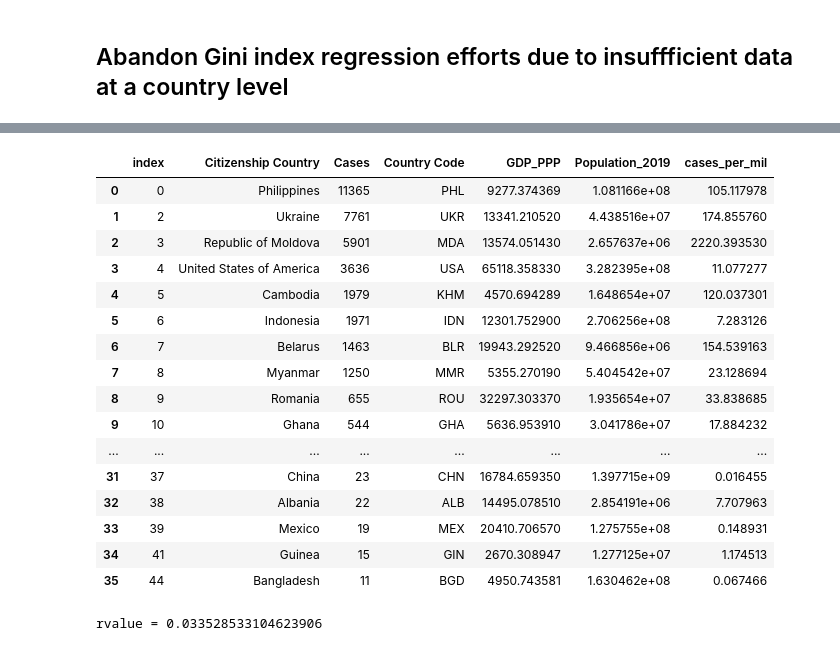
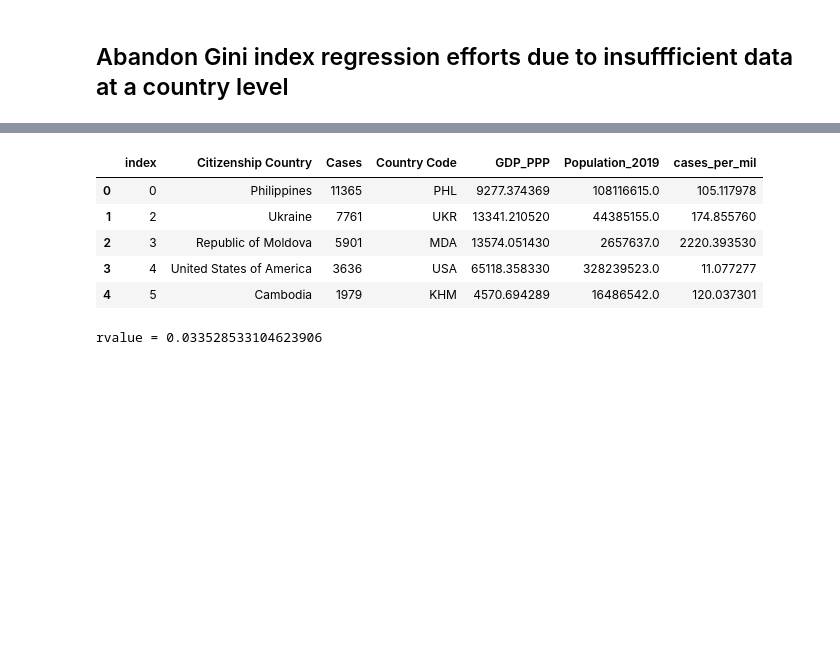
Before and after one commit to saronraut/Human-Trafficking-Awareness, a Jupyter notebook: Shirley/Economics_SJL.ipynb, the cells around one changed output, grey strips where cells are left out. Drawn from its saved outputs; the diff is of its cells as text; code cells hidden in the pictures; blank space fills up the shorter version.

```diff
--- a/Shirley/Economics_SJL.ipynb
+++ b/Shirley/Economics_SJL.ipynb
@@ -243,25 +258,14 @@ pop_data_2019_clean2
 # %%
 GDP_pop_citizen_df = pd.merge(GDP_citizen_df_clean3,pop_data_2019_clean2,how = 'inner',left_on='Country Code', right_on='Country Code')
 GDP_pop_citizen_df['cases_per_mil'] = GDP_pop_citizen_df['Cases']/GDP_pop_citizen_df['Population_2019']*1000000
-GDP_pop_citizen_df
+GDP_pop_citizen_df.head()
 # %% [output]
 |  | index | Citizenship Country | Cases | Country Code | GDP_PPP | Population_2019 | cases_per_mil |
-| 0 | 0 | Philippines | 11365 | PHL | 9277.374369 | 1.081166e+08 | 105.117978 |
-| 1 | 2 | Ukraine | 7761 | UKR | 13341.210520 | 4.438516e+07 | 174.855760 |
-| 2 | 3 | Republic of Moldova | 5901 | MDA | 13574.051430 | 2.657637e+06 | 2220.393530 |
-| 3 | 4 | United States of America | 3636 | USA | 65118.358330 | 3.282395e+08 | 11.077277 |
-| 4 | 5 | Cambodia | 1979 | KHM | 4570.694289 | 1.648654e+07 | 120.037301 |
-| 5 | 6 | Indonesia | 1971 | IDN | 12301.752900 | 2.706256e+08 | 7.283126 |
-| 6 | 7 | Belarus | 1463 | BLR | 19943.292520 | 9.466856e+06 | 154.539163 |
-| 7 | 8 | Myanmar | 1250 | MMR | 5355.270190 | 5.404542e+07 | 23.128694 |
-| 8 | 9 | Romania | 655 | ROU | 32297.303370 | 1.935654e+07 | 33.838685 |
-| 9 | 10 | Ghana | 544 | GHA | 5636.953910 | 3.041786e+07 | 17.884232 |
-| ... | ... | ... | ... | ... | ... | ... | ... |
-| 31 | 37 | China | 23 | CHN | 16784.659350 | 1.397715e+09 | 0.016455 |
-| 32 | 38 | Albania | 22 | ALB | 14495.078510 | 2.854191e+06 | 7.707963 |
-| 33 | 39 | Mexico | 19 | MEX | 20410.706570 | 1.275755e+08 | 0.148931 |
-| 34 | 41 | Guinea | 15 | GIN | 2670.308947 | 1.277125e+07 | 1.174513 |
-| 35 | 44 | Bangladesh | 11 | BGD | 4950.743581 | 1.630462e+08 | 0.067466 |
+| 0 | 0 | Philippines | 11365 | PHL | 9277.374369 | 108116615.0 | 105.117978 |
+| 1 | 2 | Ukraine | 7761 | UKR | 13341.210520 | 44385155.0 | 174.855760 |
+| 2 | 3 | Republic of Moldova | 5901 | MDA | 13574.051430 | 2657637.0 | 2220.393530 |
+| 3 | 4 | United States of America | 3636 | USA | 65118.358330 | 328239523.0 | 11.077277 |
+| 4 | 5 | Cambodia | 1979 | KHM | 4570.694289 | 16486542.0 | 120.037301 |
 # %%
 from scipy.stats import linregress
 x_values = GDP_pop_citizen_df['GDP_PPP']
```
Also changed, not shown: parts of 11 cells of this notebook, 9 other files.
